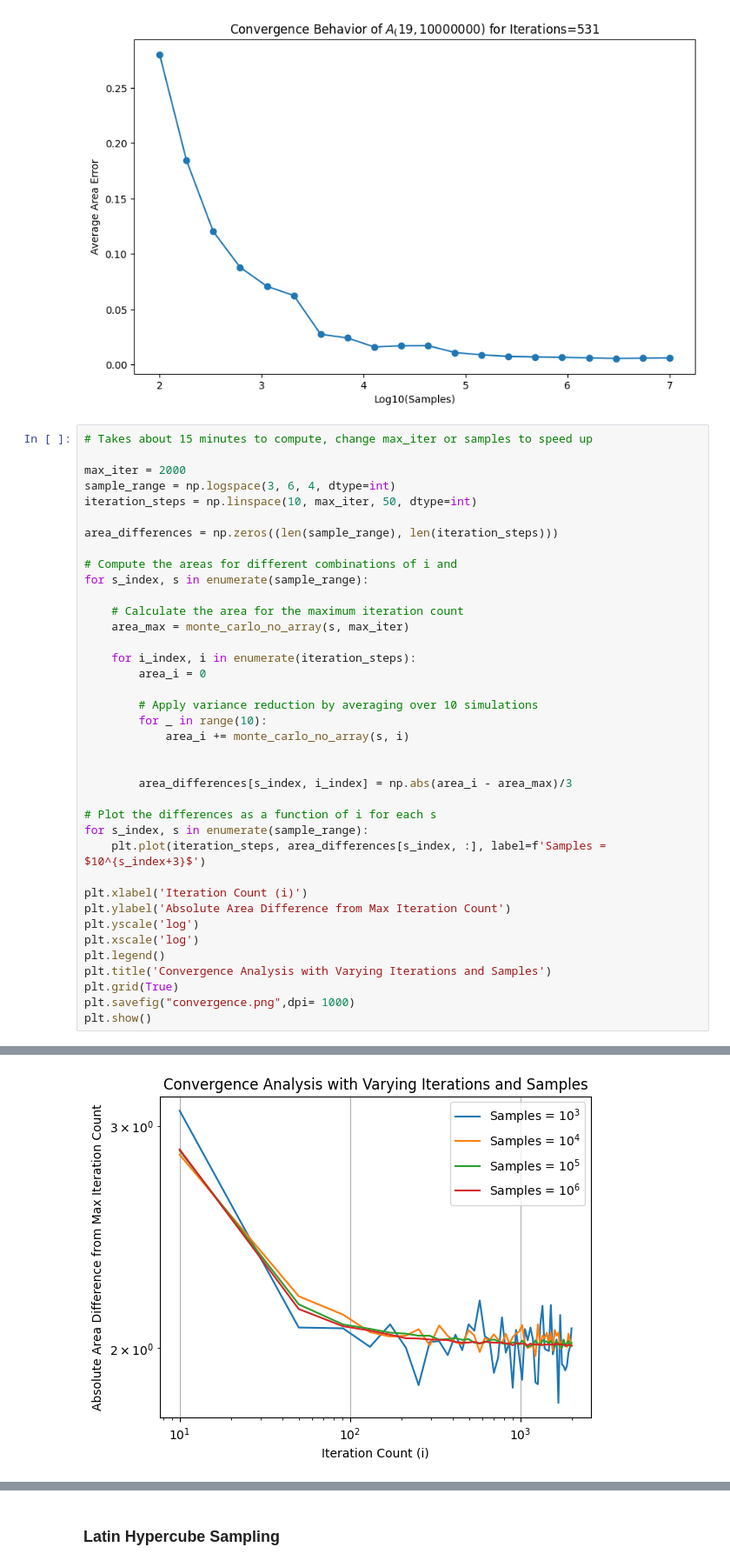
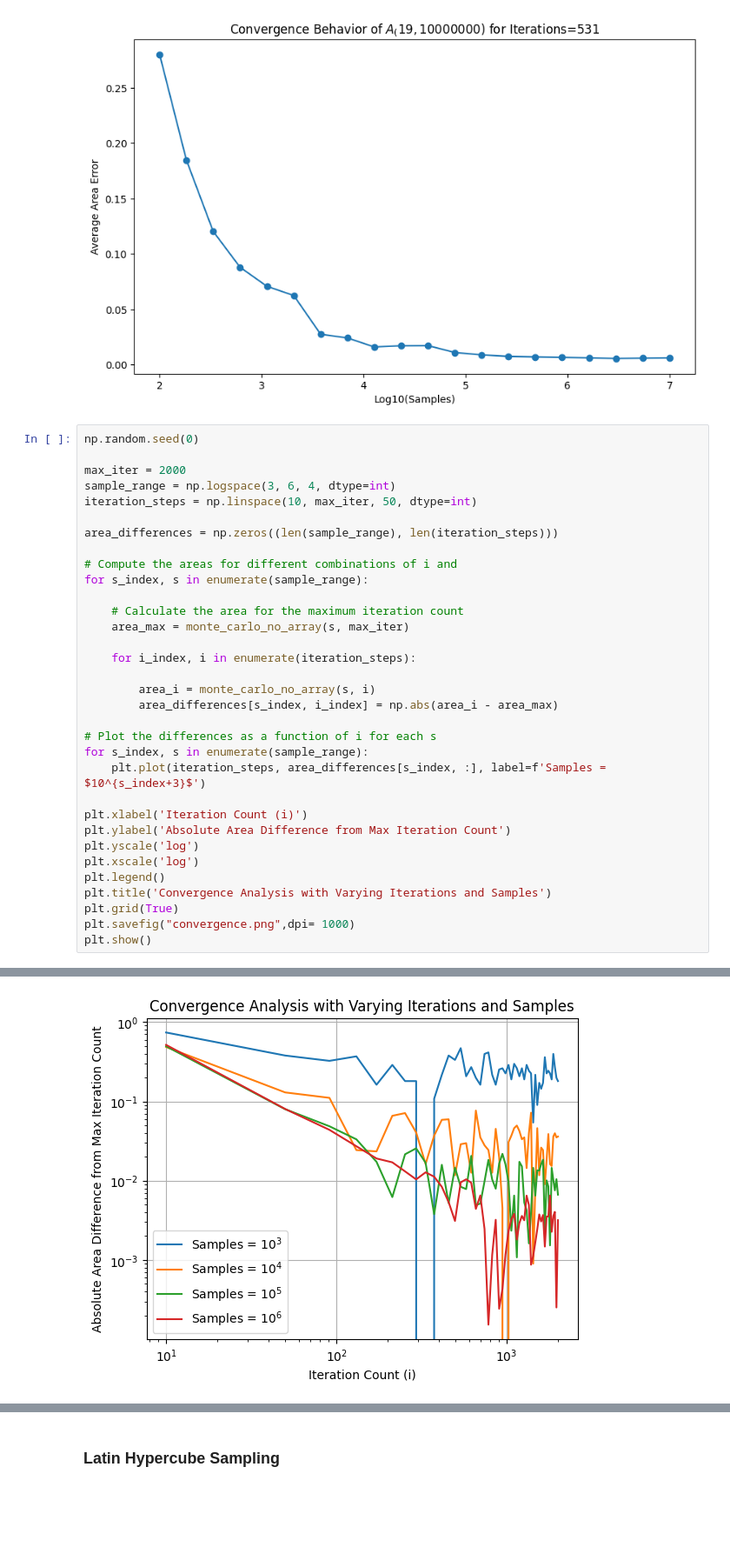
Before and after one commit to reqctoe/STSIM_ass1, a Jupyter notebook: ElinevandeLagemaat_11892900_AdrianRuesink_12195669_EzradeCleen_12042137.ipynb, the cells around one changed output, grey strips where cells are left out. Shown: that part at 87% size. Drawn from its saved outputs; the diff is of its cells as text; blank space fills up the shorter version.

```diff
--- a/ElinevandeLagemaat_11892900_AdrianRuesink_12195669_EzradeCleen_12042137.ipynb
+++ b/ElinevandeLagemaat_11892900_AdrianRuesink_12195669_EzradeCleen_12042137.ipynb
@@ -241,7 +241,7 @@ plt.show()
 [figure]
 [figure]
 # %%
-# Takes about 15 minutes to compute, change max_iter or samples to speed up
+np.random.seed(0)
 
 max_iter = 2000
 sample_range = np.logspace(3, 6, 4, dtype=int)
@@ -256,14 +256,9 @@ for s_index, s in enumerate(sample_range):
     area_max = monte_carlo_no_array(s, max_iter)
 
     for i_index, i in enumerate(iteration_steps):
-        area_i = 0
 
-        # Apply variance reduction by averaging over 10 simulations
-        for _ in range(10):
-            area_i += monte_carlo_no_array(s, i)
-
-
-        area_differences[s_index, i_index] = np.abs(area_i - area_max)/3
+        area_i = monte_carlo_no_array(s, i)
+        area_differences[s_index, i_index] = np.abs(area_i - area_max)
 
 # Plot the differences as a function of i for each s
 for s_index, s in enumerate(sample_range):
@@ -286 +277 @@ plt.show()
-[figure, old version]
+[figure, new version]
```
Also changed, not shown: parts of 4 cells of this notebook, 2 other files.
